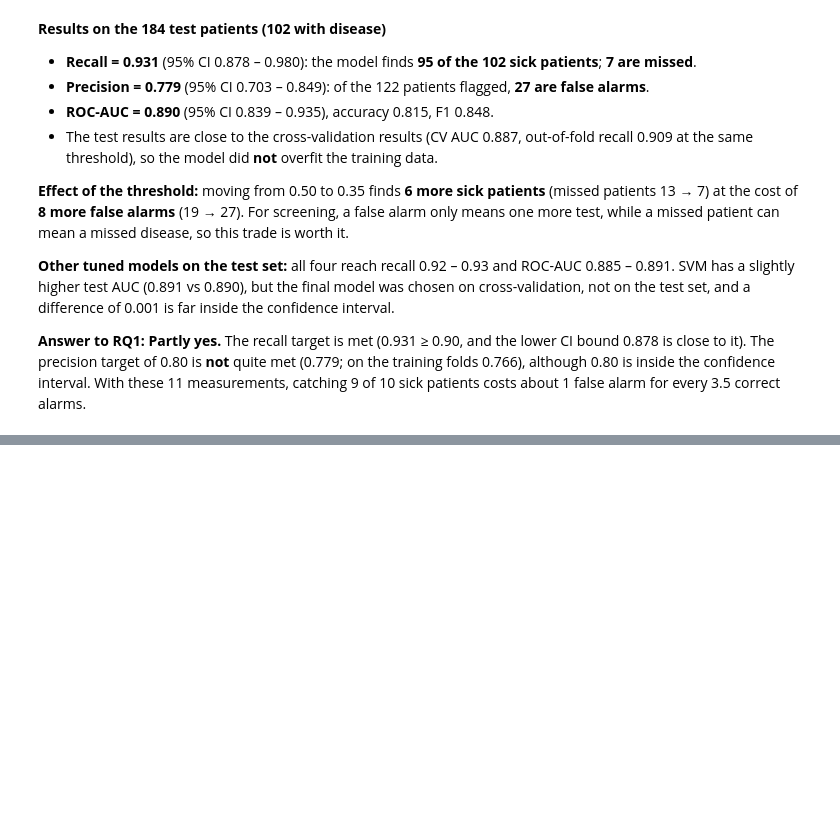
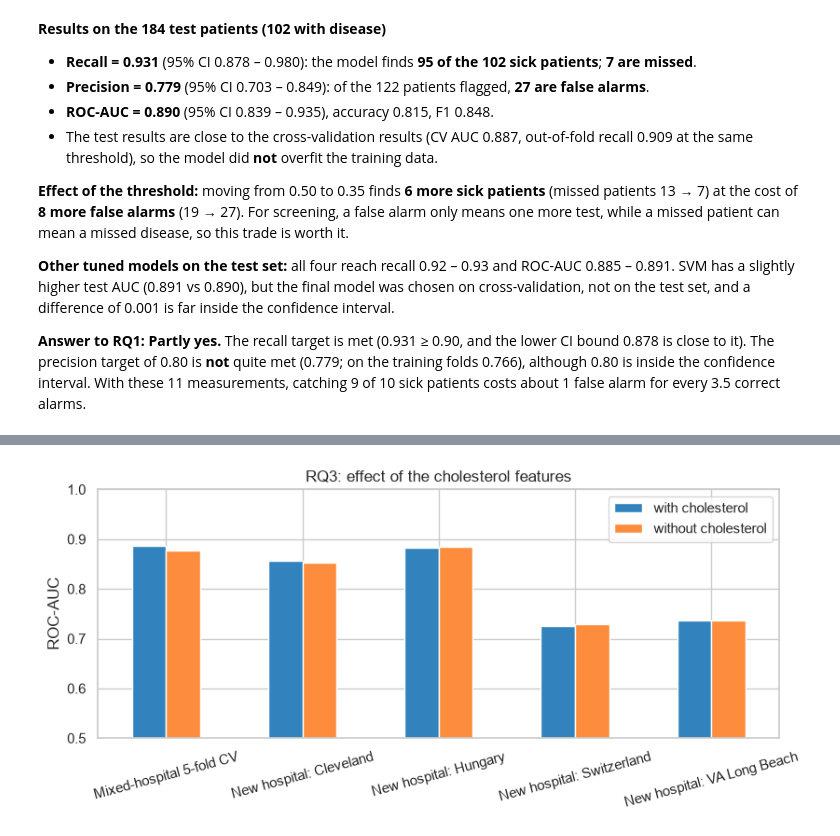
Before and after one commit to Razamirxa/heart-disease-risk, a Jupyter notebook: notebooks/02_modeling_pipeline.ipynb, the cells around one changed output, grey strips where cells are left out. Cells and saved outputs as stored; diff of their text form; code cells hidden in the pictures; blank space fills up the shorter version.

```diff
--- a/notebooks/02_modeling_pipeline.ipynb
+++ b/notebooks/02_modeling_pipeline.ipynb
@@ -558,0 +631,20 @@ all_test
+# %%
+FEATURES_NO_CHOL = [f for f in FEATURES if f not in ("Cholesterol", "Cholesterol_missing")]
+no_chol_pipe = make_pipeline(clone(best_lr), num_feats=[c for c in NUM_FEATS if c != "Cholesterol"],
+                             flag_feats=["ST_Slope_missing"])
+
+cv_with = cv_scores(clone(final_pipe))["roc_auc"]
+cv_without = cv_scores(no_chol_pipe, X=train[FEATURES_NO_CHOL])["roc_auc"]
+loho_without = loho(no_chol_pipe, features=FEATURES_NO_CHOL)
+
+rq3 = pd.DataFrame({"with cholesterol": [cv_with.mean()] + list(loho_final["roc_auc"]),
+                    "without cholesterol": [cv_without.mean()] + list(loho_without["roc_auc"])},
+                   index=["Mixed-hospital 5-fold CV"] + [f"New hospital: {h}" for h in HOSPITALS])
+rq3["difference"] = rq3["with cholesterol"] - rq3["without cholesterol"]
+rq3 = rq3.round(3)
+
+coef = pd.Series(final_pipe.named_steps["model"].coef_[0],
+                 index=final_pipe.named_steps["prep"].get_feature_names_out())
+print(f"Coefficient of Cholesterol_missing in the final model: {coef['flag__Cholesterol_missing']:+.3f} "
+      f"(rank {coef.abs().rank(ascending=False)['flag__Cholesterol_missing']:.0f} of {len(coef)} by size)")
+rq3
@@ -558,0 +659,7 @@ all_test
+# %%
+fig, ax = plt.subplots(figsize=(8.5, 4))
+rq3[["with cholesterol", "without cholesterol"]].plot.bar(ax=ax, rot=15, color=["#3182bd", "#fd8d3c"])
+ax.set_ylim(0.5, 1.0); ax.set_ylabel("ROC-AUC"); ax.set_title("RQ3: effect of the cholesterol features")
+plt.tight_layout(); plt.savefig(FIG / "p2_rq3_cholesterol.png", dpi=150); plt.show()
+# %% [output]
+[figure, added]
```
Also changed, not shown: parts of 21 cells of this notebook, 10 other files.
